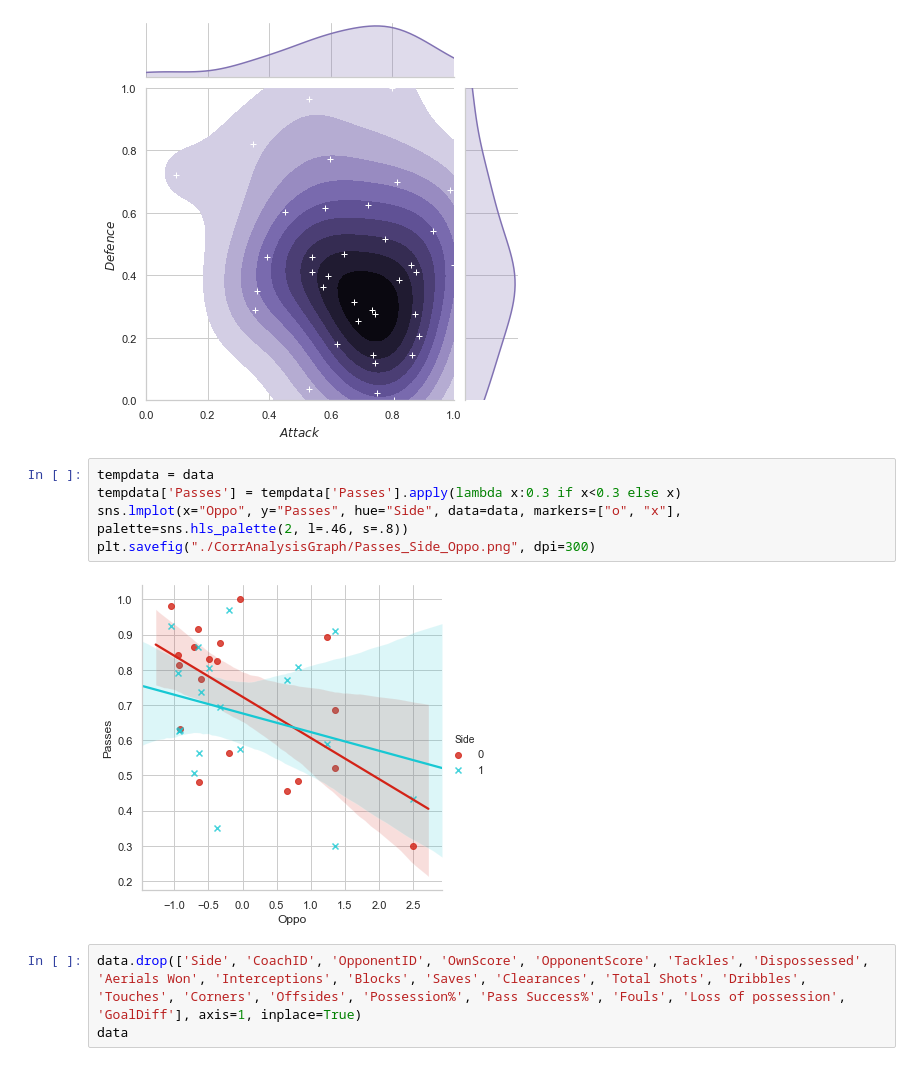
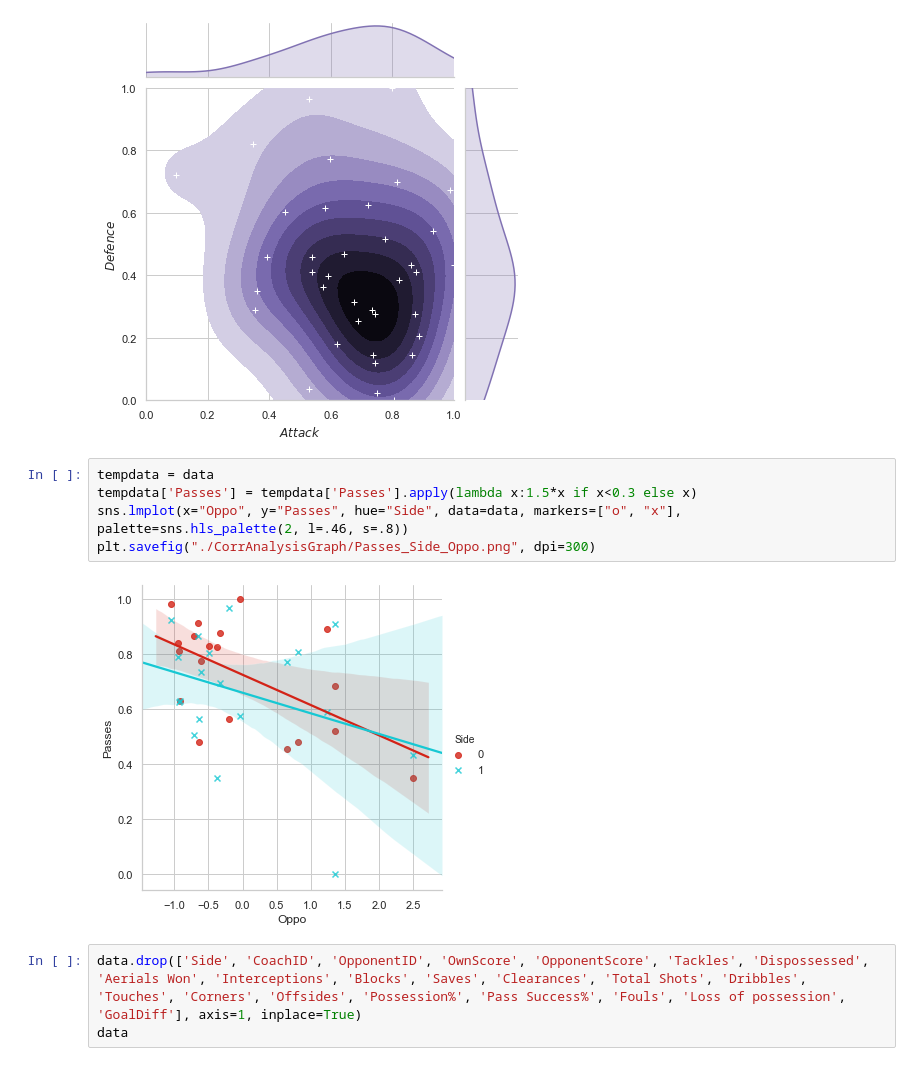
Before and after one commit to GZNGroup/2020MCM-ICM, a Jupyter notebook: 2020_Weekend1_Problems/matches.ipynb, the cells around one changed output. Drawn from its saved outputs; the diff is of its cells as text.

```diff
--- a/2020_Weekend1_Problems/matches.ipynb
+++ b/2020_Weekend1_Problems/matches.ipynb
@@ -203,11 +203,11 @@ plt.savefig("./CorrAnalysisGraph/Attack_Defence.png", dpi=500)
 [figure]
 # %%
 tempdata = data
-tempdata['Passes'] = tempdata['Passes'].apply(lambda x:0.3 if x<0.3 else x)
+tempdata['Passes'] = tempdata['Passes'].apply(lambda x:1.5*x if x<0.3 else x)
 sns.lmplot(x="Oppo", y="Passes", hue="Side", data=data, markers=["o", "x"], palette=sns.hls_palette(2, l=.46, s=.8))
 plt.savefig("./CorrAnalysisGraph/Passes_Side_Oppo.png", dpi=300)
 # %% [output]
-[figure, old version]
+[figure, new version]
 # %%
 data.drop(['Side', 'CoachID', 'OpponentID', 'OwnScore', 'OpponentScore', 'Tackles', 'Dispossessed', 'Aerials Won', 'Interceptions', 'Blocks', 'Saves', 'Clearances', 'Total Shots', 'Dribbles', 'Touches', 'Corners', 'Offsides', 'Possession%', 'Pass Success%', 'Fouls', 'Loss of possession', 'GoalDiff'], axis=1, inplace=True)
 data
```
Also changed, not shown: parts of 3 cells of this notebook.
